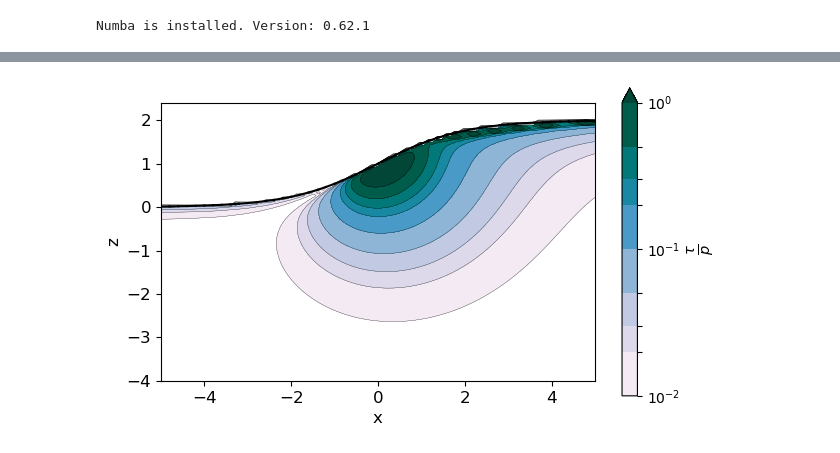
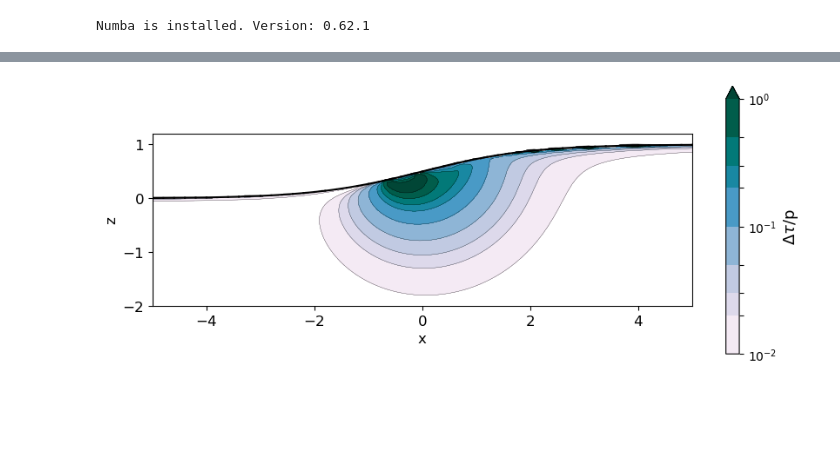
Before and after one commit to mallickrishg/landslides, a Jupyter notebook: bem/python/example_landslideMassStress.ipynb, the cells around one changed output, grey strips where cells are left out. Drawn from its saved outputs; the diff is of its cells as text; code cells hidden in the pictures; blank space fills up the shorter version.

```diff
--- a/bem/python/example_landslideMassStress.ipynb
+++ b/bem/python/example_landslideMassStress.ipynb
@@ -64,0 +90,15 @@ kernels_n = bemcs.get_displacement_stress_kernel(x_obs, y_obs, els, mu, nu, "nor
+# %%
+# first solve topographic load problem
+ydatum = 0
+rhog = 1  # normalized
+λ = 1  # tectonic overstress
+BCval = rhog * (els.y_centers - ydatum)
+bc_x = λ * nu / (1 - nu) * BCval * els.x_normals
+bc_y = BCval * els.y_normals
+quadratic_coefs_s, quadratic_coefs_n = UF.solve_bem_system(els, bc_x, bc_y, BCtype)
+# Compute stresses
+_, _, sxx, syy, _ = bemcs.coeffs_to_disp_stress(
+    kernels_s, kernels_n, quadratic_coefs_s, quadratic_coefs_n
+)
+# compute pressure in the medium
+pressure = (sxx + syy) / 2 - rho * (y_obs.reshape(-1, 1) - ydatum)
@@ -65,21 +115,7 @@ kernels_n = bemcs.get_displacement_stress_kernel(x_obs, y_obs, els, mu, nu, "nor
 # %%
-# first solve topographic load problem
-ydatum = 0
-rhog = 1 # normalized
-BCval = rhog*(els.y_centers - ydatum)
-bc_x = nu / (1 - nu) * BCval * els.x_normals
-bc_y = BCval * els.y_normals
-quadratic_coefs_s, quadratic_coefs_n = UF.solve_bem_system(els, bc_x, bc_y, BCtype)
-# Compute stresses
-_, _, sxx, syy, _ = bemcs.coeffs_to_disp_stress(
-    kernels_s, kernels_n, quadratic_coefs_s, quadratic_coefs_n
-)
-# compute pressure in the medium
-pressure = np.abs((sxx + syy) / 2 - rho * (y_obs.reshape(-1, 1) - ydatum))
-
 # compute mass change due to a landslide
 landslide_x0 = 0
-landslide_amp = -1
+landslide_amp = -0.3
 landslide_sigma = 0.25  # length-scale
 BCval = (
     rho
@@ -121,9 +157,9 @@ index = bemcs.inpolygon(
 )
 
 
-plt.figure(figsize=(7, 4))
+plt.figure(figsize=(10, 4))
 # plot second invariant of stress
-toplot = np.sqrt(1 / 4 * (sxx - syy) ** 2 + sxy**2)/pressure
+toplot = np.sqrt(1 / 4 * (sxx - syy) ** 2 + sxy**2) / np.abs(pressure + (sxx + syy) / 2)
 toplot[~index, 0] = 0  # np.nan
 toplot = toplot.reshape(n_obs, n_obs)
 # provide min/max values to plot
@@ -132,7 +168,6 @@ maxval = 1
 minval = 0.01
 # levels = np.logspace(np.log10(minval), np.log10(maxval), 11)
 levels = np.array([0.1, 0.2, 0.3, 0.5, 1, 2, 3, 5, 10]) / 10
-n_skip_plot = 1
 img = plt.contourf(
     x_obs.reshape(n_obs, n_obs),
     y_obs.reshape(n_obs, n_obs),
@@ -144,10 +179,9 @@ img = plt.contourf(
     norm=LogNorm(),
     extend="max",
 )
-# plt.clim([minval, maxval])
 cb = plt.colorbar(img, shrink=1.0)
 cb.ax.tick_params(labelsize=10)
-cb.set_label("$\\frac{\\tau}{p}$", fontsize=15)
+cb.set_label("$\Delta\\tau$/p", fontsize=13)
 plt.contour(
     x_obs.reshape(n_obs, n_obs),
     y_obs.reshape(n_obs, n_obs),
@@ -166,4 +200,44 @@ plt.ylabel("z", fontsize=12)
 plt.tick_params(labelsize=12)
 plt.gca().set_aspect("equal", adjustable="box")
 plt.show()
+
+plt.figure(figsize=(10, 4))
+# plot pressure due to topography
+toplot = np.abs(-pressure + (sxx + syy) / 2)
+toplot[~index, 0] = np.nan
+toplot = toplot.reshape(n_obs, n_obs)
+maxval = 2
+minval = 0.0
+levels = np.linspace(minval, maxval, 11)
+img = plt.contourf(
+    x_obs.reshape(n_obs, n_obs),
+    y_obs.reshape(n_obs, n_obs),
+    toplot,
+    cmap="Blues",
+    vmin=minval,
+    vmax=maxval,
+    levels=levels,
+    extend="max",
+)
+cb = plt.colorbar(img, shrink=1.0)
+cb.ax.tick_params(labelsize=10)
+cb.set_label("$p=|\\frac{\\sigma_{kk}}{2}|$", fontsize=15)
+plt.contour(
+    x_obs.reshape(n_obs, n_obs),
+    y_obs.reshape(n_obs, n_obs),
+    toplot,
+    colors="black",
+    vmin=minval,
+    vmax=maxval,
+    levels=levels,
+    linewidths=0.2,
+)
+for i in range(len(els.x1)):
+    plt.plot([els.x1[i], els.x2[i]], [els.y1[i], els.y2[i]], "k-")
+plt.xlim([-0.5 * Lscale, 0.5 * Lscale])
+plt.xlabel("x", fontsize=12)
+plt.ylabel("z", fontsize=12)
+plt.tick_params(labelsize=12)
+plt.gca().set_aspect("equal", adjustable="box")
+plt.show()
 # %% [output]
@@ -185 +252 @@ Linear Operator Condition Number: 2754.113185728626
-[figure, old version]
+[figure, new version]
```
Also changed, not shown: parts of 11 cells of this notebook.
